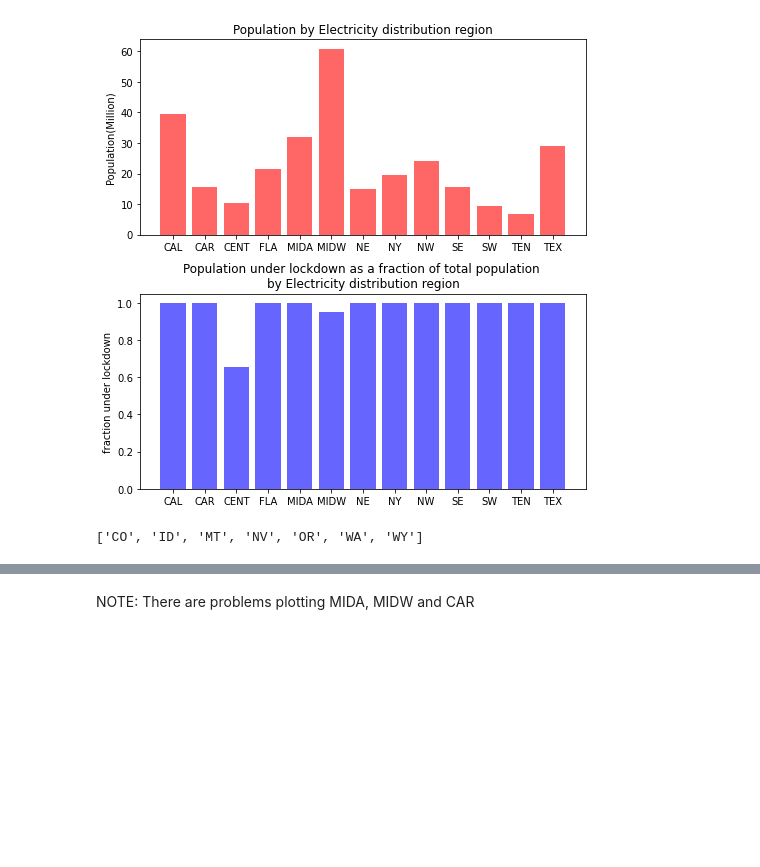
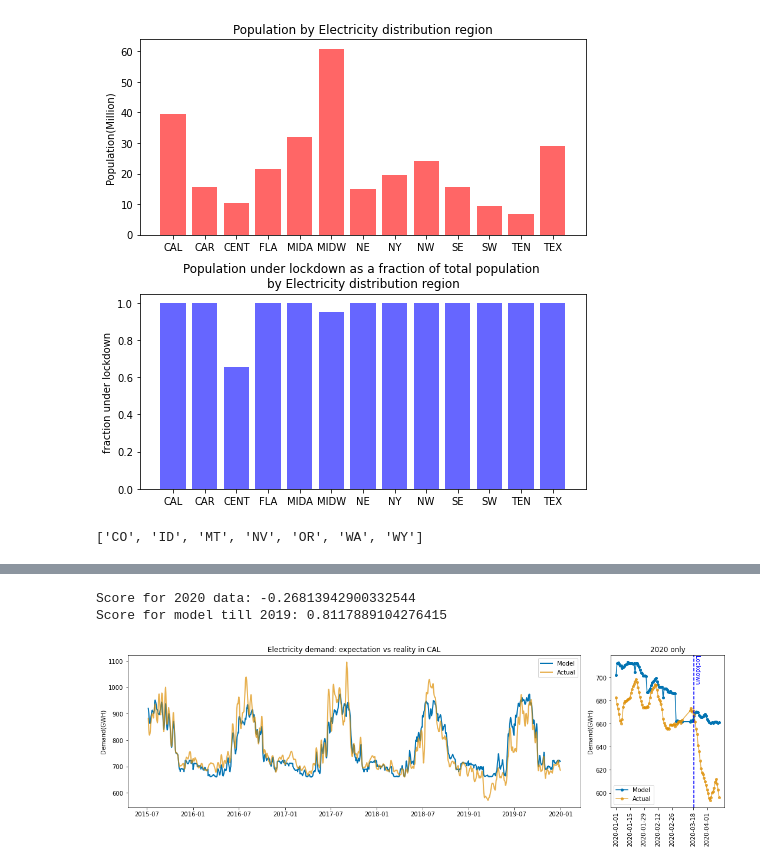
Before and after one commit to emapple/social, a Jupyter notebook: utils/model_tools.ipynb, the cells around one changed output, grey strips where cells are left out. Drawn from its saved outputs; the diff is of its cells as text; code cells hidden in the pictures; blank space fills up the shorter version.

Commit message:
Fixed some bugs in model_tools

```diff
--- a/utils/model_tools.ipynb
+++ b/utils/model_tools.ipynb
@@ -204,22 +192,30 @@ def df_for_region(region):
     """
     Takes in region as input. Uses the population weighted temperature in that region to
     create dataframes with the following structure:
+
     index : DATE,
-    [23]columns:    [04] standardscaled temperatures to the 4th degree,
-                [06] onehotencoded days of the week,
-                [11] onehotencoded month,
-                [01] Holiday(1 or 0)
-                [01] Demand
+    [23]columns:
+    [04] standardscaled temperatures to the 4th degree,
+    [06] onehotencoded days of the week,
+    [11] onehotencoded month,
+    [01] Holiday(1 or 0)
+    [01] Demand
 
-    returns two dataframes df_train and df_test which are seperated by a cutoff date of 2020-01-01
+    returns two dataframes df_till_2019 and df_2020 which are seperated by a cutoff date of 2020-01-01
     """
 
-    reg_dict = {'CAL' : 'California', 'CAR':'Carolinas' ,
-                'CENT': 'Central', 'FLA':'Florida',
-                'MIDA': 'Mid-Atlantic', 'MIDW': 'Midwest',
-                 'NE': 'New England',  'NY': 'New York',
-                 'NW':'Northwest', 'SE': 'Southeast',
-                 'SW':'Southwest', 'TEN': 'Tennessee',
+    reg_dict = {'CAL' : 'California',
+                'CAR':'Carolinas',
+                'CENT': 'Central',
+                'FLA':'Florida',
+                'MIDA': 'Mid-Atlantic',
+                'MIDW': 'Midwest',
+                'NE': 'New England',
+                'NY': 'New York',
+                'NW':'Northwest',
+                'SE': 'Southeast',
+                'SW':'Southwest',
+                'TEN': 'Tennessee',
                 'TEX':'Texas'}
 
     df_tot = pd.DataFrame([])
@@ -227,7 +223,7 @@ def df_for_region(region):
     index: Date
     columns: Onehotencoded days,Onehotencoded months, t, t^2, t^3, t^4, Holidays, Demand """
 
-    filepath = f'{DATA_DIR}' + "/" + f' Regional_{region}_2015-2020.csv'
+    filepath = f'{DATA_DIR}' + "/" + f'Regional_{region}_2015-2020.csv'
     T_all = pd.read_csv(filepath,usecols = ['DATE','T_WA'], parse_dates = ['DATE'])
     T_all.set_index('DATE', inplace = True)
 
@@ -288,10 +284,10 @@ def df_for_region(region):
 
     date_last = pd.to_datetime('2020-01-01') # this date is the boundary between the training and testing set
 
-    df_train = Poly4_all[Poly4_all.index < date_last] # Training set
-    df_test = Poly4_all[Poly4_all.index >= date_last] # Testing set
+    df_till_2019 = Poly4_all[Poly4_all.index < date_last] # Data till 2019
+    df_2020 = Poly4_all[Poly4_all.index >= date_last] # Data for 2020
 
-    return df_train, df_test
+    return df_till_2019, df_2020
 # %%
 def plot_model_region(region):
 
@@ -391,2 +367,6 @@ Score for model till 2019: 0.9115268488078587
-# %% [markdown]
-NOTE: There are problems plotting MIDA, MIDW and CAR
+# %%
+plot_model_region('CAL')
+# %% [output]
+Score for 2020 data: -0.26813942900332544
+Score for model till 2019: 0.8117889104276415
+[figure, added]
```
Also changed, not shown: parts of 7 cells of this notebook, 18 other files.
